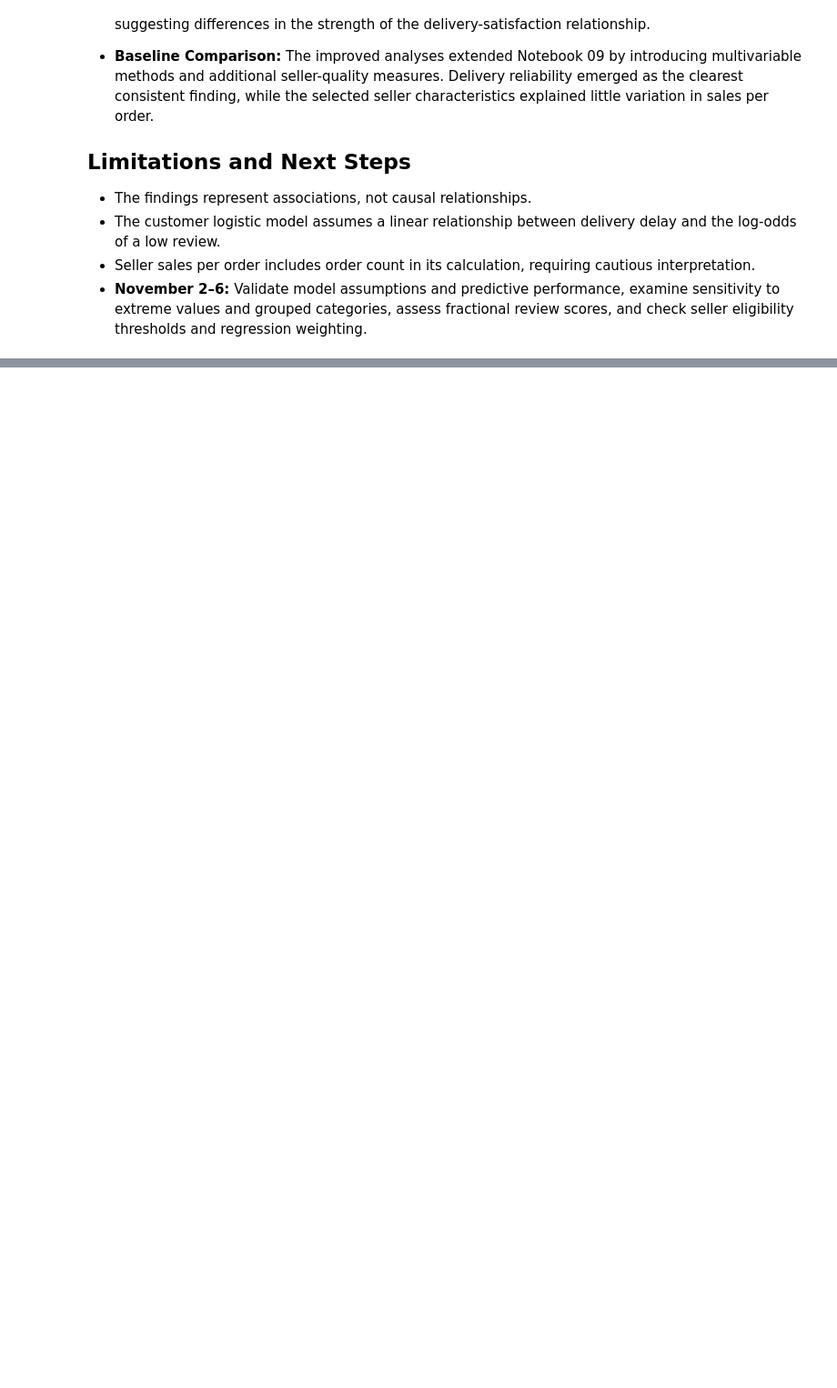
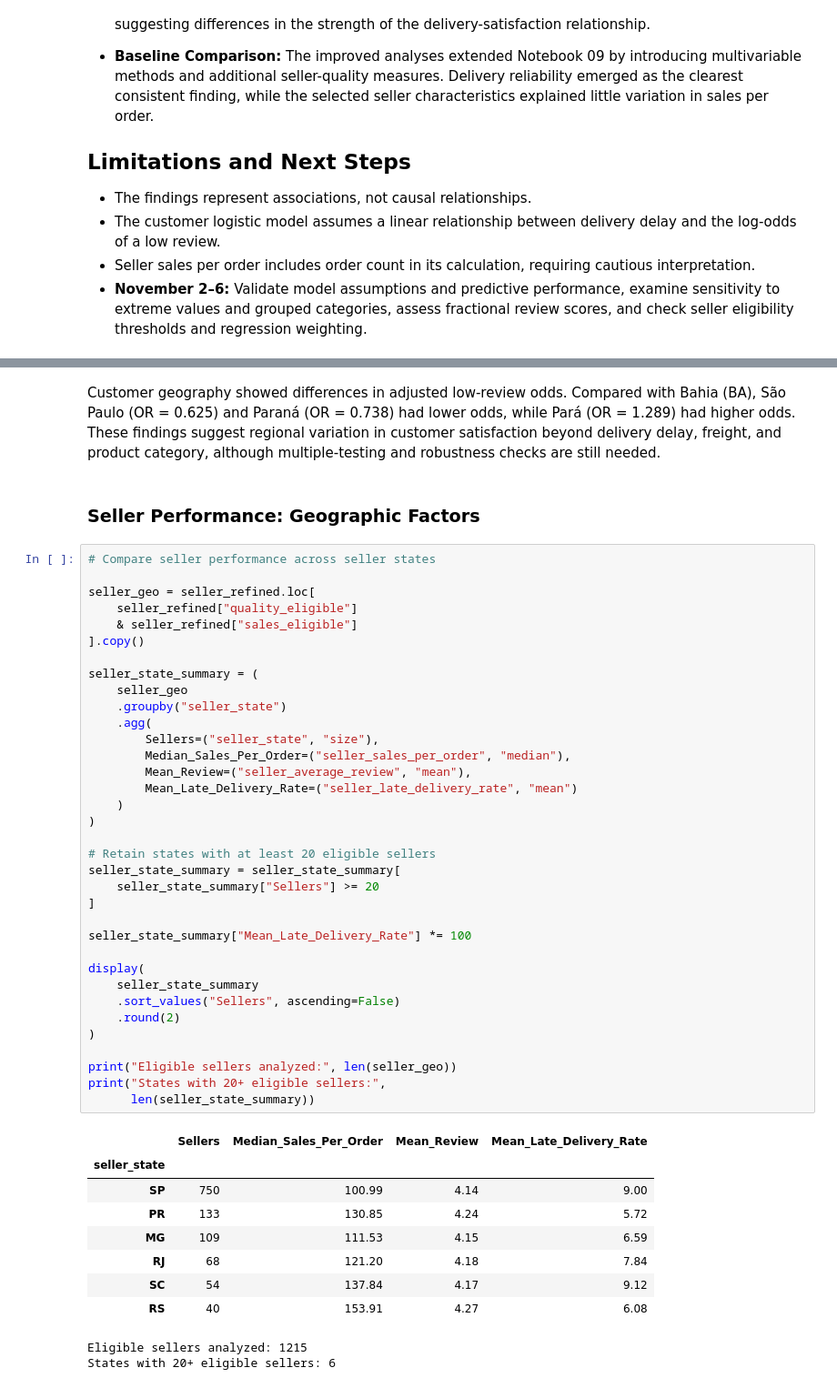
Before and after one commit to kaylatucker/CS690_Capstone, a Jupyter notebook: 03_notebooks/10_improved_analysis.ipynb, the cells around one changed output, grey strips where cells are left out. Shown at 91% size. Saved outputs shown, nothing was run; the diff lists cells and outputs as text; blank space fills up the shorter version.

```diff
--- a/03_notebooks/10_improved_analysis.ipynb
+++ b/03_notebooks/10_improved_analysis.ipynb
@@ -1002,0 +1172,50 @@ display(preliminary_results)
+# %% [markdown]
+Customer geography showed differences in adjusted low-review odds. Compared with Bahia (BA), São Paulo (OR = 0.625) and Paraná (OR = 0.738) had lower odds, while Pará (OR = 1.289) had higher odds. These findings suggest regional variation in customer satisfaction beyond delivery delay, freight, and product category, although multiple-testing and robustness checks are still needed.
+# %% [markdown]
+### Seller Performance: Geographic Factors
+# %%
+# Compare seller performance across seller states
+
+seller_geo = seller_refined.loc[
+    seller_refined["quality_eligible"]
+    & seller_refined["sales_eligible"]
+].copy()
+
+seller_state_summary = (
+    seller_geo
+    .groupby("seller_state")
+    .agg(
+        Sellers=("seller_state", "size"),
+        Median_Sales_Per_Order=("seller_sales_per_order", "median"),
+        Mean_Review=("seller_average_review", "mean"),
+        Mean_Late_Delivery_Rate=("seller_late_delivery_rate", "mean")
+    )
+)
+
+# Retain states with at least 20 eligible sellers
+seller_state_summary = seller_state_summary[
+    seller_state_summary["Sellers"] >= 20
+]
+
+seller_state_summary["Mean_Late_Delivery_Rate"] *= 100
+
+display(
+    seller_state_summary
+    .sort_values("Sellers", ascending=False)
+    .round(2)
+)
+
+print("Eligible sellers analyzed:", len(seller_geo))
+print("States with 20+ eligible sellers:",
+      len(seller_state_summary))
+# %% [output]
+|  | Sellers | Median_Sales_Per_Order | Mean_Review | Mean_Late_Delivery_Rate |
+| seller_state |  |  |  |  |
+| SP | 750 | 100.99 | 4.14 | 9.00 |
+| PR | 133 | 130.85 | 4.24 | 5.72 |
+| MG | 109 | 111.53 | 4.15 | 6.59 |
+| RJ | 68 | 121.20 | 4.18 | 7.84 |
+| SC | 54 | 137.84 | 4.17 | 9.12 |
+| RS | 40 | 153.91 | 4.27 | 6.08 |
+Eligible sellers analyzed: 1215
+States with 20+ eligible sellers: 6
```
Also changed, not shown: parts of 17 cells of this notebook.
